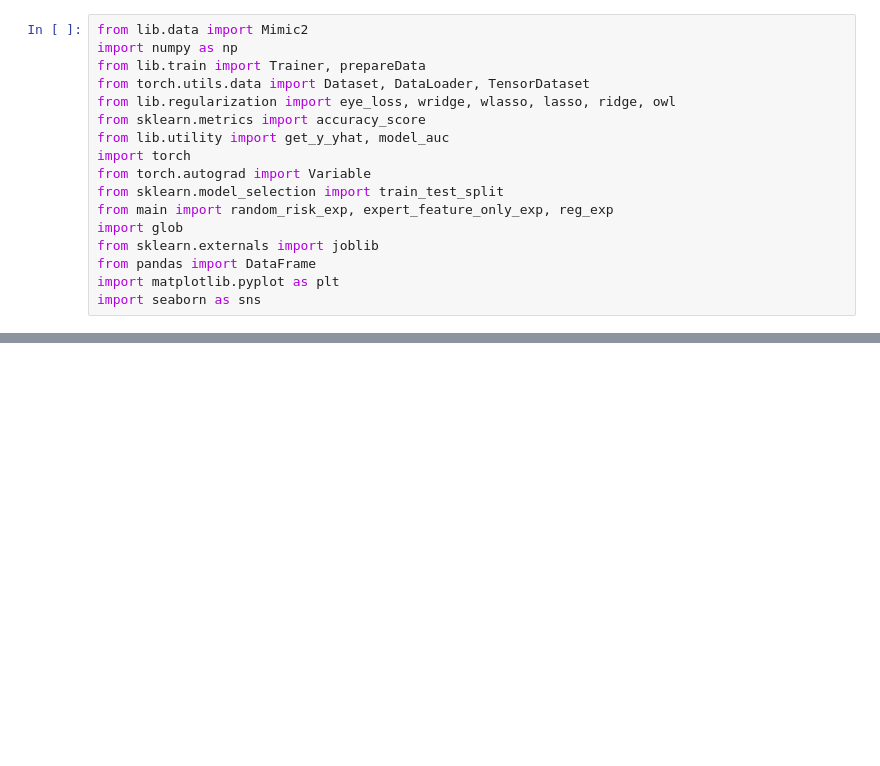
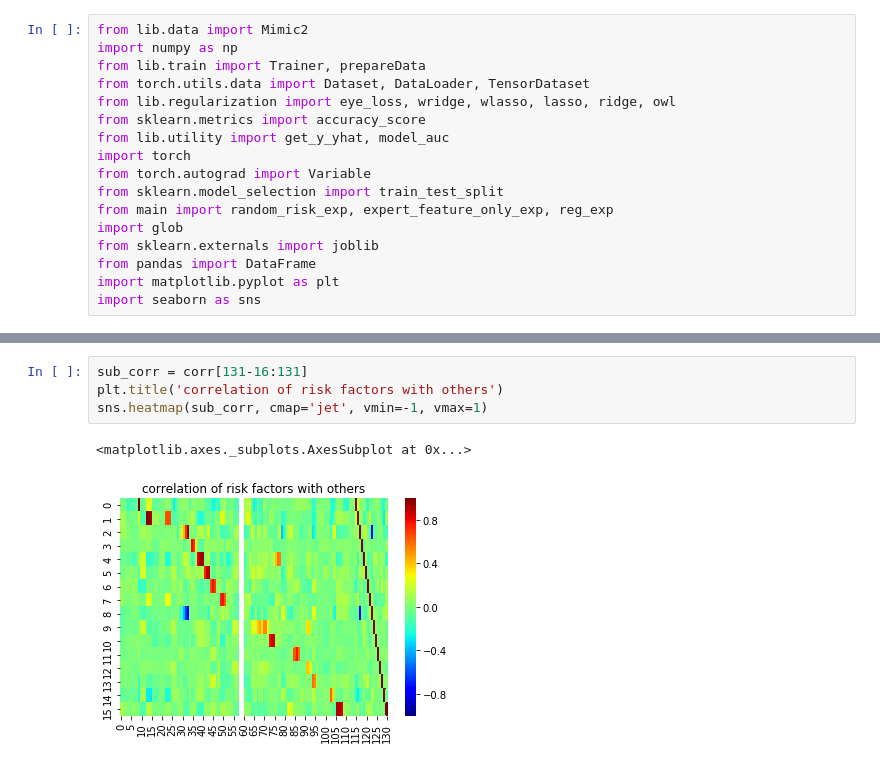
Before and after one commit to nathanwang000/OpenboxEYE, a Jupyter notebook: Eval.ipynb, the cells around one changed output, grey strips where cells are left out. Drawn from its saved outputs; the diff is of its cells as text; blank space fills up the shorter version.

```diff
--- a/Eval.ipynb
+++ b/Eval.ipynb
@@ -48,0 +67,7 @@ plt.show()
+# %%
+sub_corr = corr[131-16:131]
+plt.title('correlation of risk factors with others')
+sns.heatmap(sub_corr, cmap='jet', vmin=-1, vmax=1)
+# %% [output]
+<matplotlib.axes._subplots.AxesSubplot at 0x...>
+[figure, added]
```
Also changed, not shown: parts of 6 cells of this notebook.
